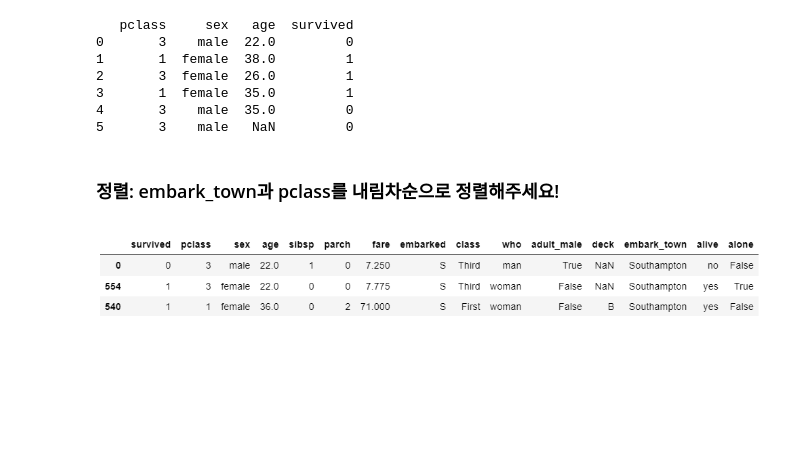
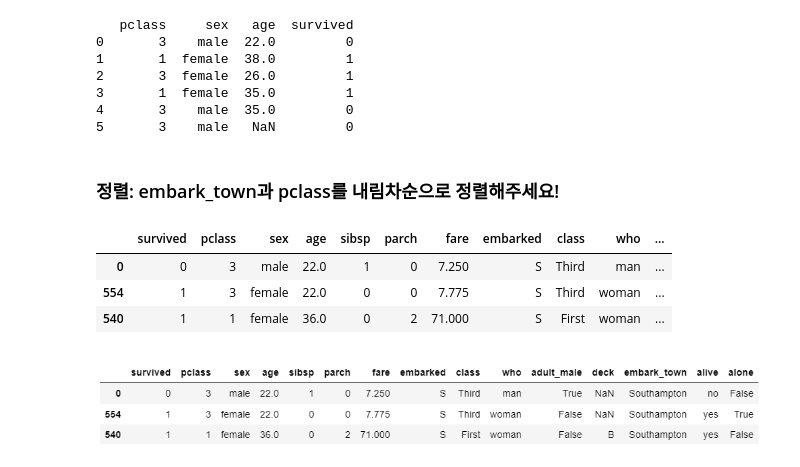
Before and after one commit to suyeonlee01/insight-12th, a Jupyter notebook: code/hyunji1122/session1/pandas 과제.ipynb, the cells around one changed output. Drawn from its saved outputs; the diff is of its cells as text; code cells hidden in the pictures; blank space fills up the shorter version.

```diff
--- a/code/hyunji1122/session1/pandas 과제.ipynb
+++ b/code/hyunji1122/session1/pandas 과제.ipynb
@@ -297,8 +339,13 @@ print(data_customed)
 # %% [markdown]
 ### 정렬: embark_town과 pclass를 내림차순으로 정렬해주세요!
 # %%
-titanic_sorted = data.************(by=["embark_town"], *************)
+titanic_sorted = data.sort_values(by=["embark_town"], ascending=False)
 titanic_sorted.head(3)
+# %% [output]
+|  | survived | pclass | sex | age | sibsp | parch | fare | embarked | class | who | ... |
+| 0 | 0 | 3 | male | 22.0 | 1 | 0 | 7.250 | S | Third | man | ... |
+| 554 | 1 | 3 | female | 22.0 | 0 | 0 | 7.775 | S | Third | woman | ... |
+| 540 | 1 | 1 | female | 36.0 | 0 | 2 | 71.000 | S | First | woman | ... |
 # %% [markdown]
 ![image.png](attachment:image.png)
 # %% [markdown]
```
Also changed, not shown: parts of 9 cells of this notebook, 1 other file.
